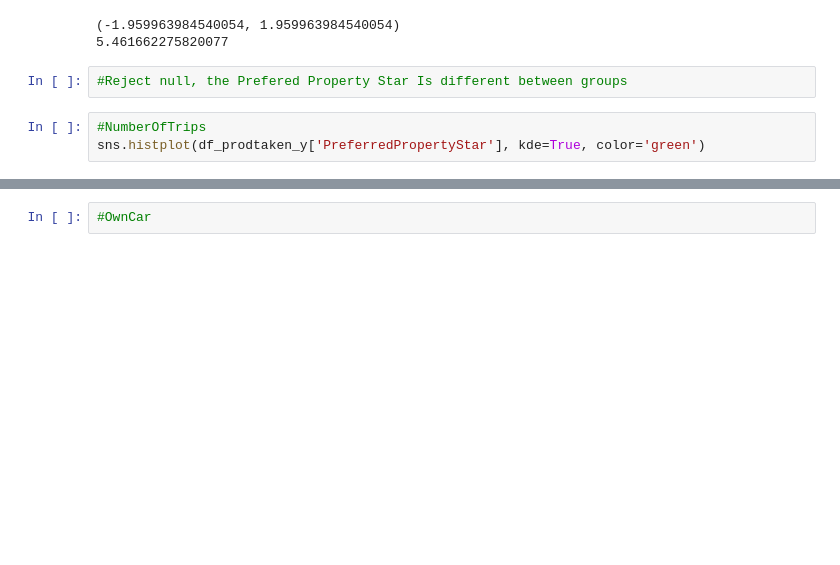
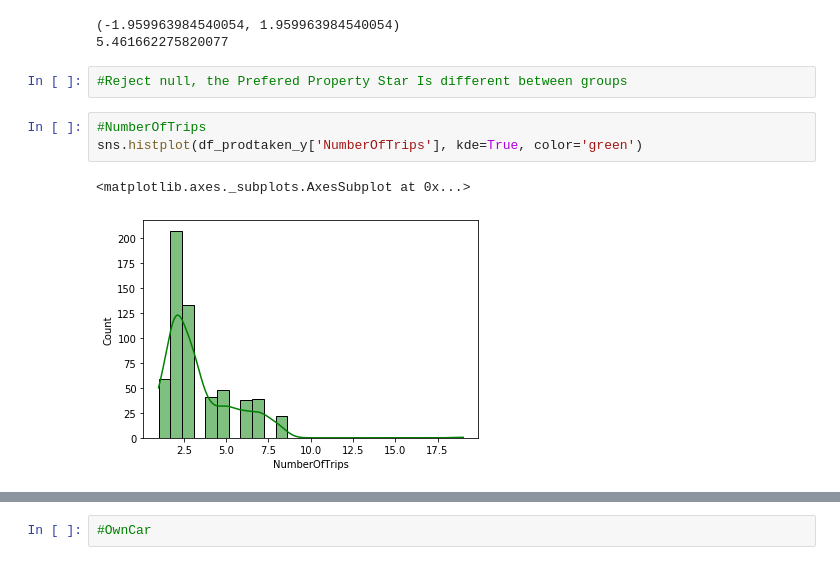
Before and after one commit to KyLarson-Research/tourism, a Jupyter notebook: tourism.ipynb, the cells around one changed output, grey strips where cells are left out. Saved outputs shown, nothing was run; the diff lists cells and outputs as text; blank space fills up the shorter version.

```diff
--- a/tourism.ipynb
+++ b/tourism.ipynb
@@ -366,4 +366,7 @@ twoprop_twotail_z(nencode_PPS, yencode_PPS, .05)
 #Reject null, the Prefered Property Star Is different between groups
 # %%
 #NumberOfTrips
-sns.histplot(df_prodtaken_y['PreferredPropertyStar'], kde=True, color='green')
+sns.histplot(df_prodtaken_y['NumberOfTrips'], kde=True, color='green')
+# %% [output]
+<matplotlib.axes._subplots.AxesSubplot at 0x...>
+[figure, added]
```
Also changed, not shown: parts of 13 cells of this notebook.
